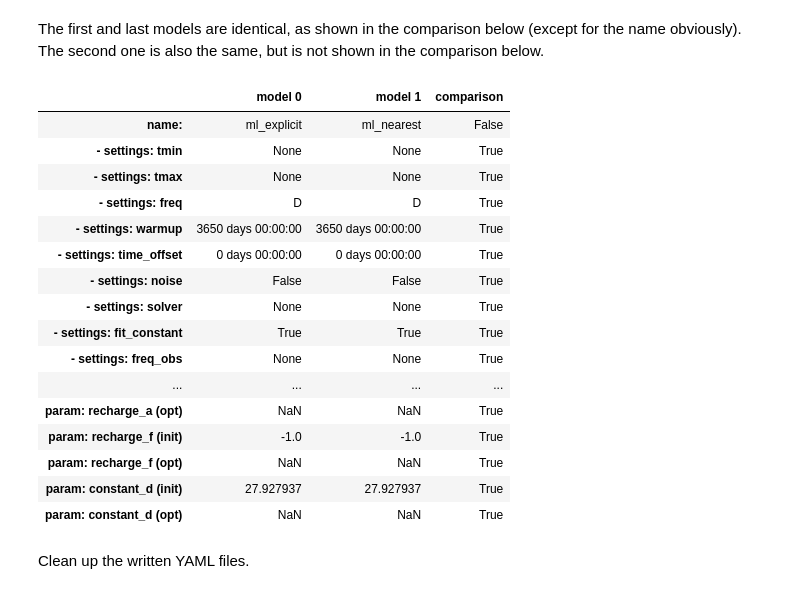
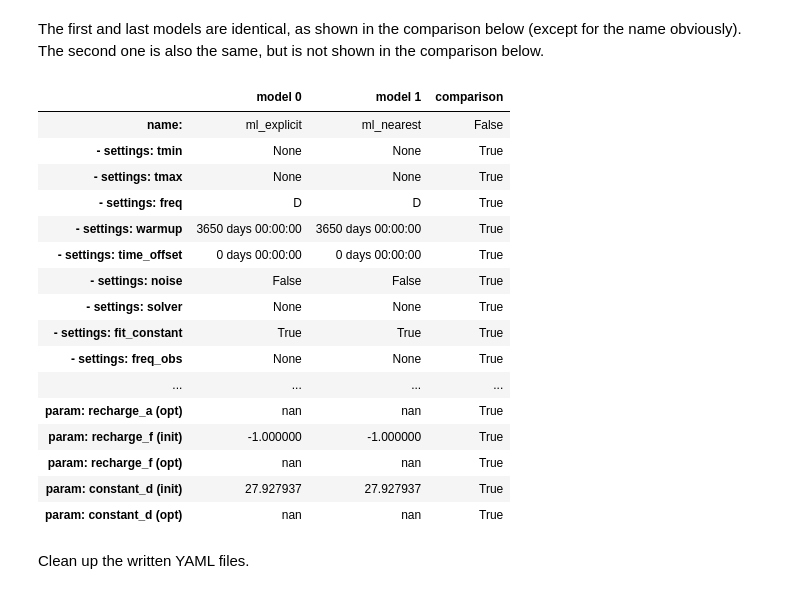
Before and after one commit to pastas/pastastore, a Jupyter notebook: examples/notebooks/ex03_pastastore_yaml_interface.ipynb, the cells around one changed output. Drawn from its saved outputs; the diff is of its cells as text; code cells hidden in the pictures.

```diff
--- a/examples/notebooks/ex03_pastastore_yaml_interface.ipynb
+++ b/examples/notebooks/ex03_pastastore_yaml_interface.ipynb
@@ -450,25 +464,27 @@ The first and last models are identical, as shown in the comparison below
 (except for the name obviously). The second one is also the same, but is not
 shown in the comparison below.
 # %%
-pst.util.compare_models(models[0], models[-1], detailed_comparison=True)
+pst.util.compare_models(
+    models[0], models[-1], detailed_comparison=True, style_output=True
+)
 # %% [output]
 |  | model 0 | model 1 | comparison |
 | name: | ml_explicit | ml_nearest | False |
 | - settings: tmin | None | None | True |
 | - settings: tmax | None | None | True |
 | - settings: freq | D | D | True |
 | - settings: warmup | 3650 days 00:00:00 | 3650 days 00:00:00 | True |
 | - settings: time_offset | 0 days 00:00:00 | 0 days 00:00:00 | True |
 | - settings: noise | False | False | True |
 | - settings: solver | None | None | True |
 | - settings: fit_constant | True | True | True |
 | - settings: freq_obs | None | None | True |
 | ... | ... | ... | ... |
-| param: recharge_a (opt) | NaN | NaN | True |
-| param: recharge_f (init) | -1.0 | -1.0 | True |
-| param: recharge_f (opt) | NaN | NaN | True |
+| param: recharge_a (opt) | nan | nan | True |
+| param: recharge_f (init) | -1.000000 | -1.000000 | True |
+| param: recharge_f (opt) | nan | nan | True |
 | param: constant_d (init) | 27.927937 | 27.927937 | True |
-| param: constant_d (opt) | NaN | NaN | True |
+| param: constant_d (opt) | nan | nan | True |
 # %% [markdown]
 Clean up the written YAML files.
 # %%
```
Also changed, not shown: parts of 6 cells of this notebook, 3 other files.
